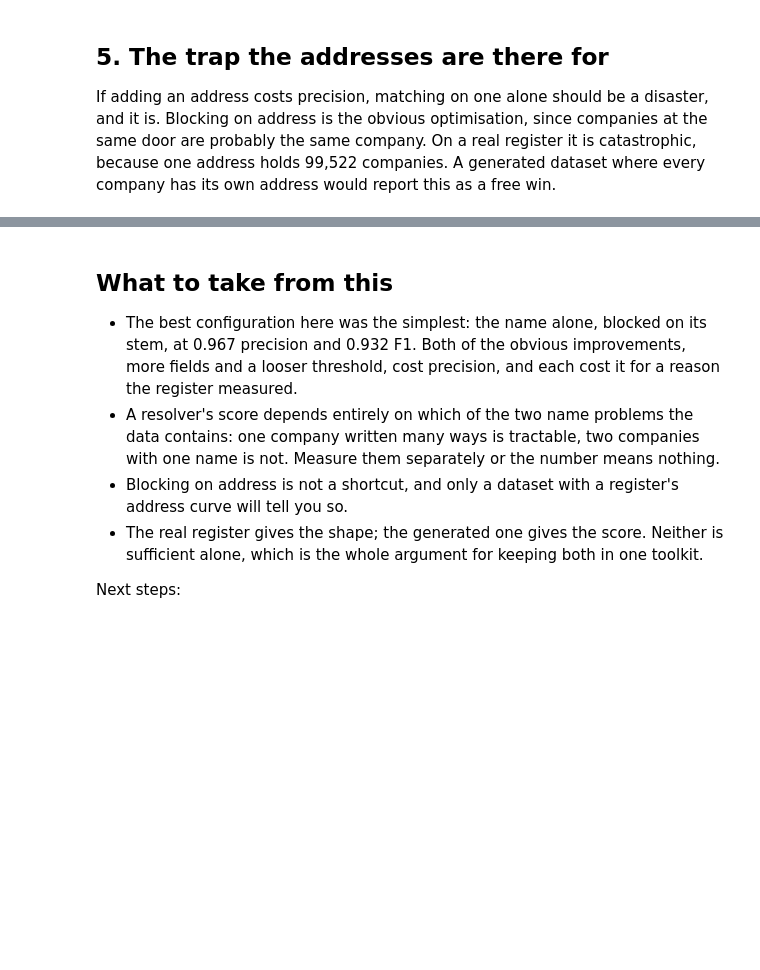
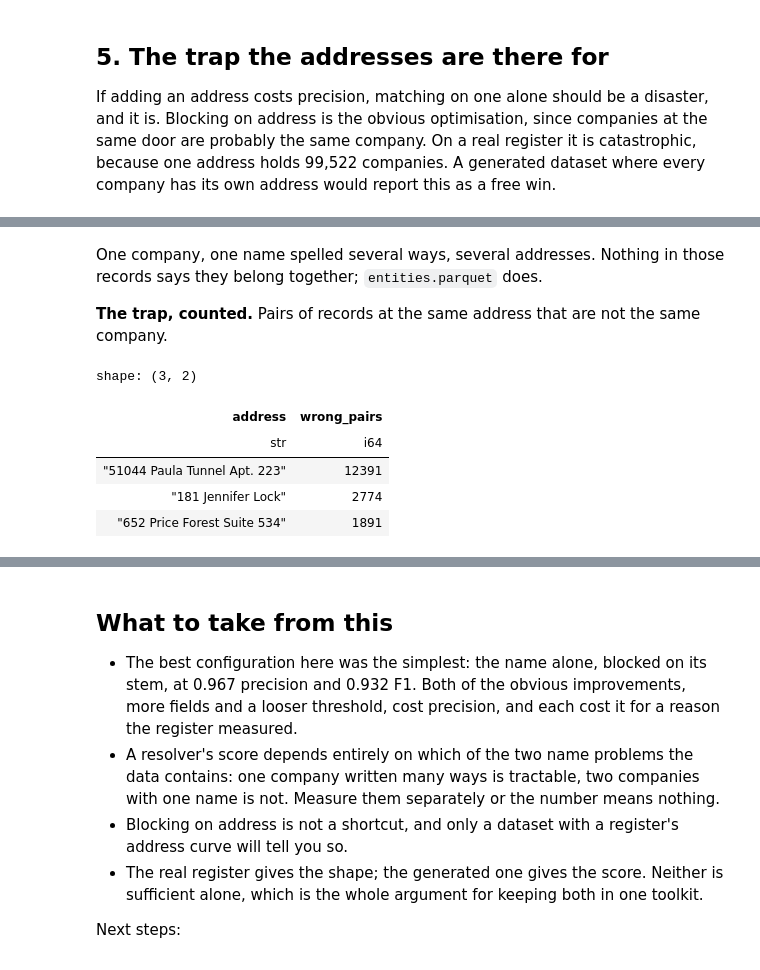
Before and after one commit to graphgeeks-lab/graphfaker, a Jupyter notebook: docs/notebooks/register_resolution.ipynb, the cells around one changed output, grey strips where cells are left out. Saved outputs shown, nothing was run; the diff lists cells and outputs as text; code cells hidden in the pictures; blank space fills up the shorter version.

```diff
--- a/docs/notebooks/register_resolution.ipynb
+++ b/docs/notebooks/register_resolution.ipynb
@@ -253,0 +343,18 @@ one cluster of 231 records covering 86 different companies, all at 51044 Paula T
+# %% [markdown]
+One company, one name spelled several ways, several addresses. Nothing in those records says they belong together; `entities.parquet` does.
+
+**The trap, counted.** Pairs of records at the same address that are not the same company.
+# %%
+ask("""
+MATCH (a:Organization), (b:Organization)
+WHERE a.ADDR_LINE1 = b.ADDR_LINE1 AND a.id < b.id AND a.NAME_ORG <> b.NAME_ORG
+RETURN a.ADDR_LINE1 AS address, count(*) AS wrong_pairs
+ORDER BY wrong_pairs DESC LIMIT 3
+""")
+# %% [output]
+shape: (3, 2)
+| address | wrong_pairs |
+| str | i64 |
+| "51044 Paula Tunnel Apt. 223" | 12391 |
+| "181 Jennifer Lock" | 2774 |
+| "652 Price Forest Suite 534" | 1891 |
```
Also changed, not shown: parts of 17 cells of this notebook, 8 other files.
